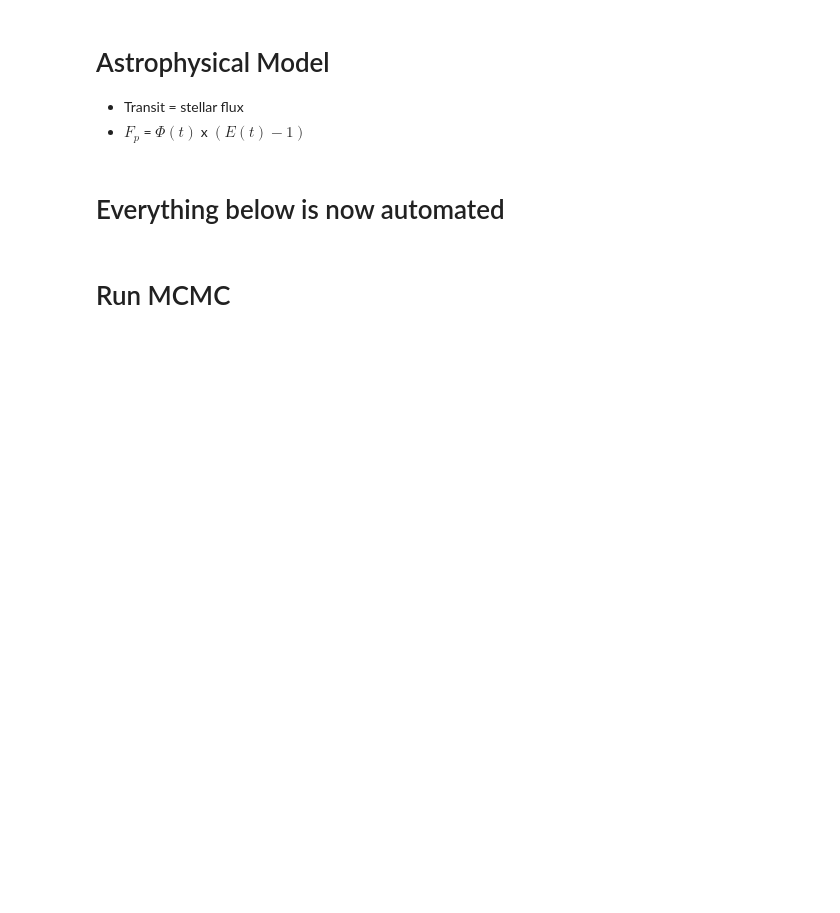
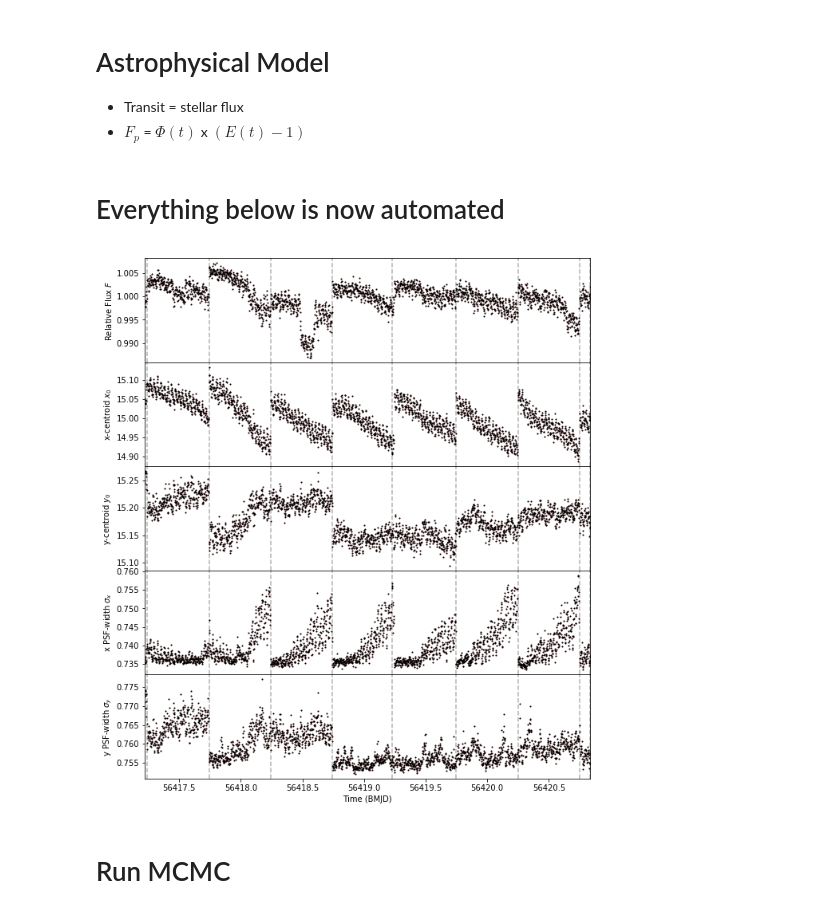
Before and after one commit to lisadang27/SPCA, a Jupyter notebook: notebooks/MCMC_Poly.ipynb, the cells around one changed output. Saved outputs shown, nothing was run; the diff lists cells and outputs as text; code cells hidden in the pictures; blank space fills up the shorter version.

```diff
--- a/notebooks/MCMC_Poly.ipynb
+++ b/notebooks/MCMC_Poly.ipynb
@@ -42,7 +42,7 @@ from astropy.table import Table, Column
 
 %matplotlib inline
 # %%
-user = 'Taylor'
+user = 'Lisa'
 # %%
 '''SETUP for Taylor'''
 if user == 'Taylor':
@@ -193,36 +163,54 @@ psfyw      = psfyw0[cut:]
+# %%
+# Get Data
+data = helpers.get_data(foldername+filename)
+# Sort data
+flux0, flux_err0, time0, xdata0, ydata0, psfxw0, psfyw0 = helpers.time_sort_data(*data)
+# Trim AOR
+flux, flux_err, time, xdata, ydata, psfxw, psfyw = helpers.time_sort_data(*data, cut=0)
+
+# get AOR delimitation (TO BE REMOVED)
+if user=='Taylor':
+    breaks = np.array([timeaor1, timeaor2])
+
+if user=='Lisa':
+    breaks = np.empty(len(ind_AOR))
+    for i in range(len(ind_AOR)):
+        breaks[i] = time0[ind_AOR[i]]
 # %%
 fig, axes = plt.subplots(5, 1, sharex=True, figsize=(10, 12))
 #fig.suptitle("CoRoT-2b Observation")
 
-axes[0].plot(time0[index], flux0[index],  'r.', markersize=1, alpha = 0.7)
+axes[0].plot(time0, flux0,  'r.', markersize=1, alpha = 0.7)
 axes[0].plot(time, flux,  'k.', markersize=2, alpha = 1.0)
 axes[0].set_ylabel("Relative Flux $F$")
 axes[0].set_xlim((np.min(time0), np.max(time0)))
 
-axes[1].plot(time0[index], xdata0[index],  'r.', markersize=1, alpha = 0.7)
+axes[1].plot(time0, xdata0,  'r.', markersize=1, alpha = 0.7)
 axes[1].plot(time, xdata,  'k.', markersize=2, alpha = 1.0)
 axes[1].set_ylabel("x-centroid $x_0$")
 
-axes[2].plot(time0[index], ydata0[index],  'r.', markersize=1, alpha = 0.7)
+axes[2].plot(time0, ydata0,  'r.', markersize=1, alpha = 0.7)
 axes[2].plot(time, ydata, 'k.', markersize=2, alpha = 1.0)
 axes[2].set_ylabel("y-centroid $y_0$")
 
-axes[3].plot(time0[index], psfxw0[index],  'r.', markersize=1, alpha = 0.7)
+axes[3].plot(time0, psfxw0,  'r.', markersize=1, alpha = 0.7)
 axes[3].plot(time, psfxw, 'k.', markersize=2, alpha = 1.0)
 axes[3].set_ylabel("x PSF-width $\sigma _x$")
 
-axes[4].plot(time0[index], psfyw0[index],  'r.', markersize=1, alpha = 0.7)
+axes[4].plot(time0, psfyw0,  'r.', markersize=1, alpha = 0.7)
 axes[4].plot(time, psfyw,  'k.', markersize=2, alpha = 1.0)
 axes[4].set_ylabel("y PSF-width $\sigma _y$")
 axes[4].set_xlabel('Time (BMJD)')
 
 for i in range(5):
     for j in range(len(breaks)):
         axes[i].axvline(x=breaks[j], color ='k', alpha=0.3, linestyle = 'dashed')
 
 fig.subplots_adjust(hspace=0)
 pathplot1 = savepath + '01_Raw_data.pdf'
 fig.savefig(pathplot1, bbox_inches='tight')
+# %% [output]
+[figure, added]
 # %%
 if not initializeWithOld:
     '''INITIAL VALUES (IF NOT initializeWithOld)'''
```
Also changed, not shown: parts of 1 cell of this notebook, 2 other files.
